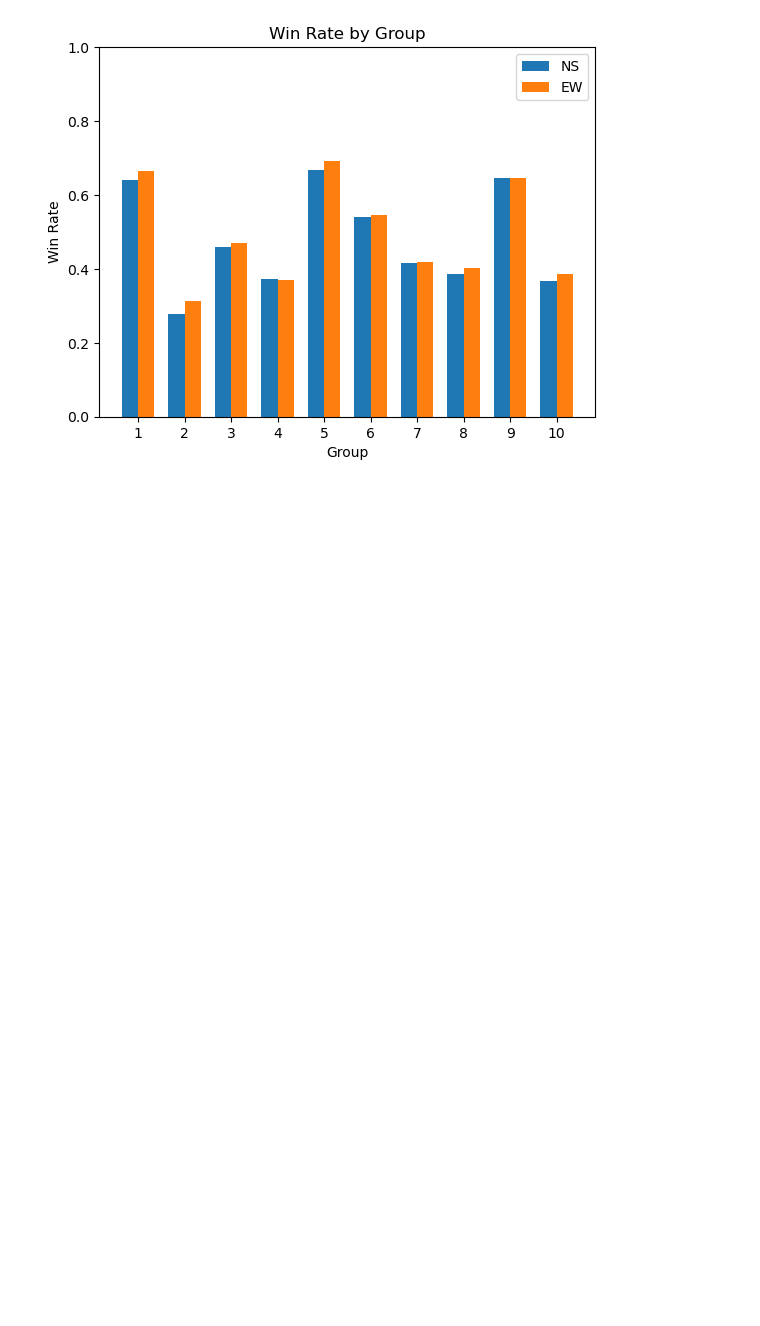
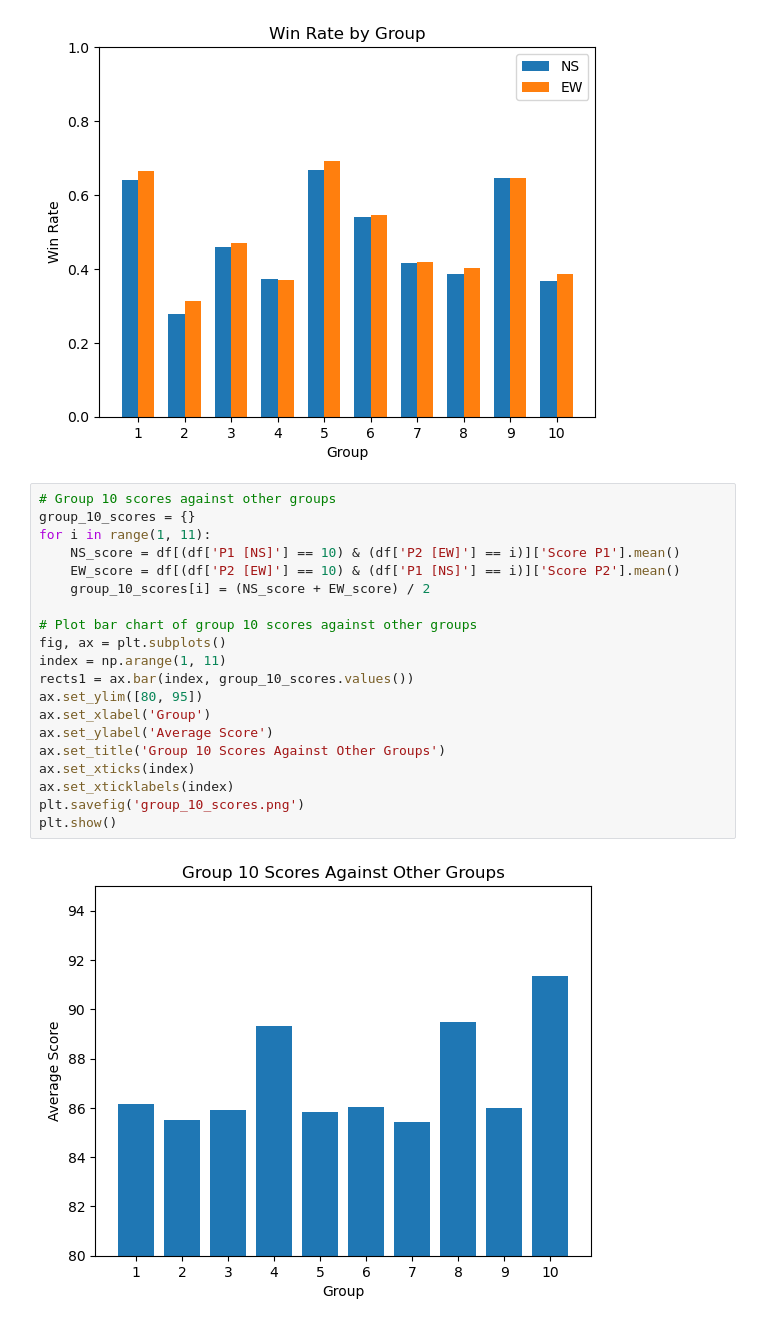
Before and after one commit to ArmanOzcan18/Guess-My-Hand, a Jupyter notebook: teams/tournament_analysis.ipynb, the cells around one changed output. Saved outputs shown, nothing was run; the diff lists cells and outputs as text; blank space fills up the shorter version.

Commit message:
Added Group 10 scores against other groups

```diff
--- a/teams/tournament_analysis.ipynb
+++ b/teams/tournament_analysis.ipynb
@@ -70,3 +70,25 @@ plt.savefig('win_rate_by_group.png')
 plt.show()
 # %% [output]
 [figure]
+# %%
+# Group 10 scores against other groups
+group_10_scores = {}
+for i in range(1, 11):
+    NS_score = df[(df['P1 [NS]'] == 10) & (df['P2 [EW]'] == i)]['Score P1'].mean()
+    EW_score = df[(df['P2 [EW]'] == 10) & (df['P1 [NS]'] == i)]['Score P2'].mean()
+    group_10_scores[i] = (NS_score + EW_score) / 2
+
+# Plot bar chart of group 10 scores against other groups
+fig, ax = plt.subplots()
+index = np.arange(1, 11)
+rects1 = ax.bar(index, group_10_scores.values())
+ax.set_ylim([80, 95])
+ax.set_xlabel('Group')
+ax.set_ylabel('Average Score')
+ax.set_title('Group 10 Scores Against Other Groups')
+ax.set_xticks(index)
+ax.set_xticklabels(index)
+plt.savefig('group_10_scores.png')
+plt.show()
+# %% [output]
+[figure, added]
```
Also changed, not shown: 1 other file.
